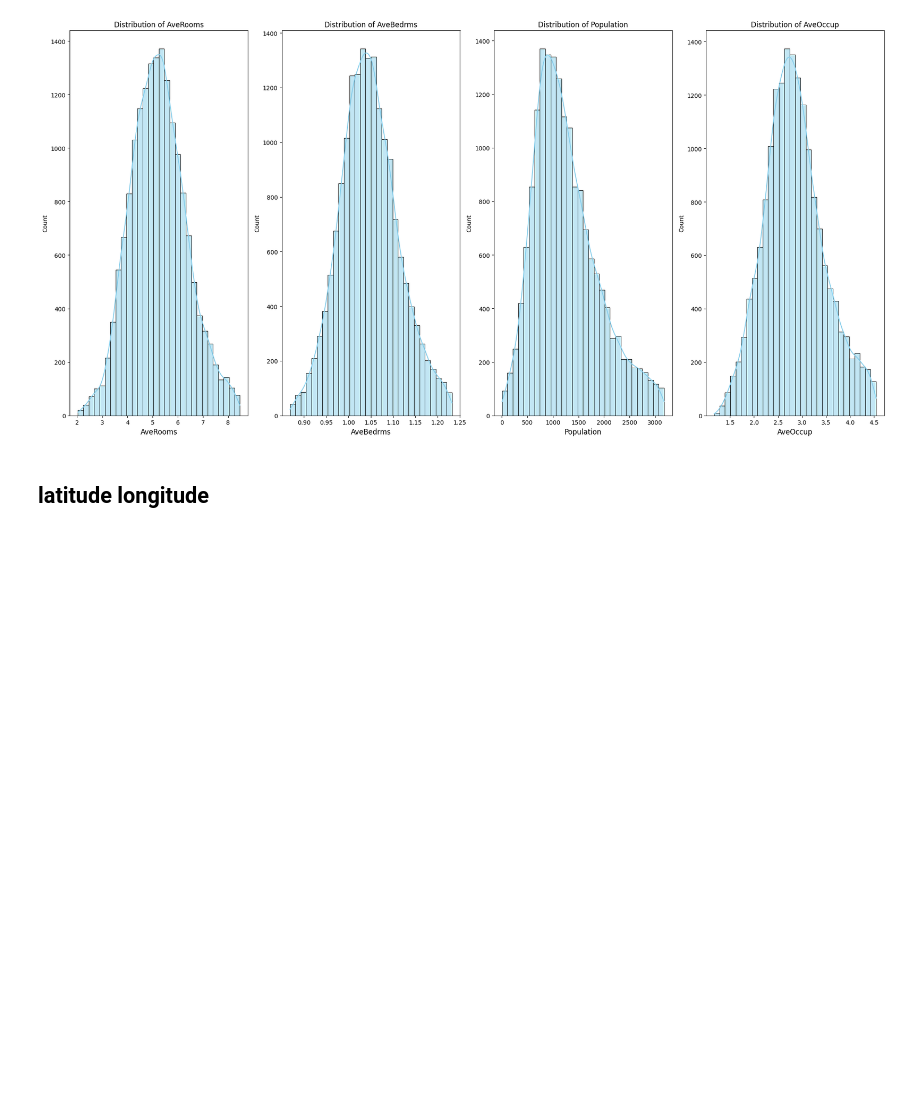
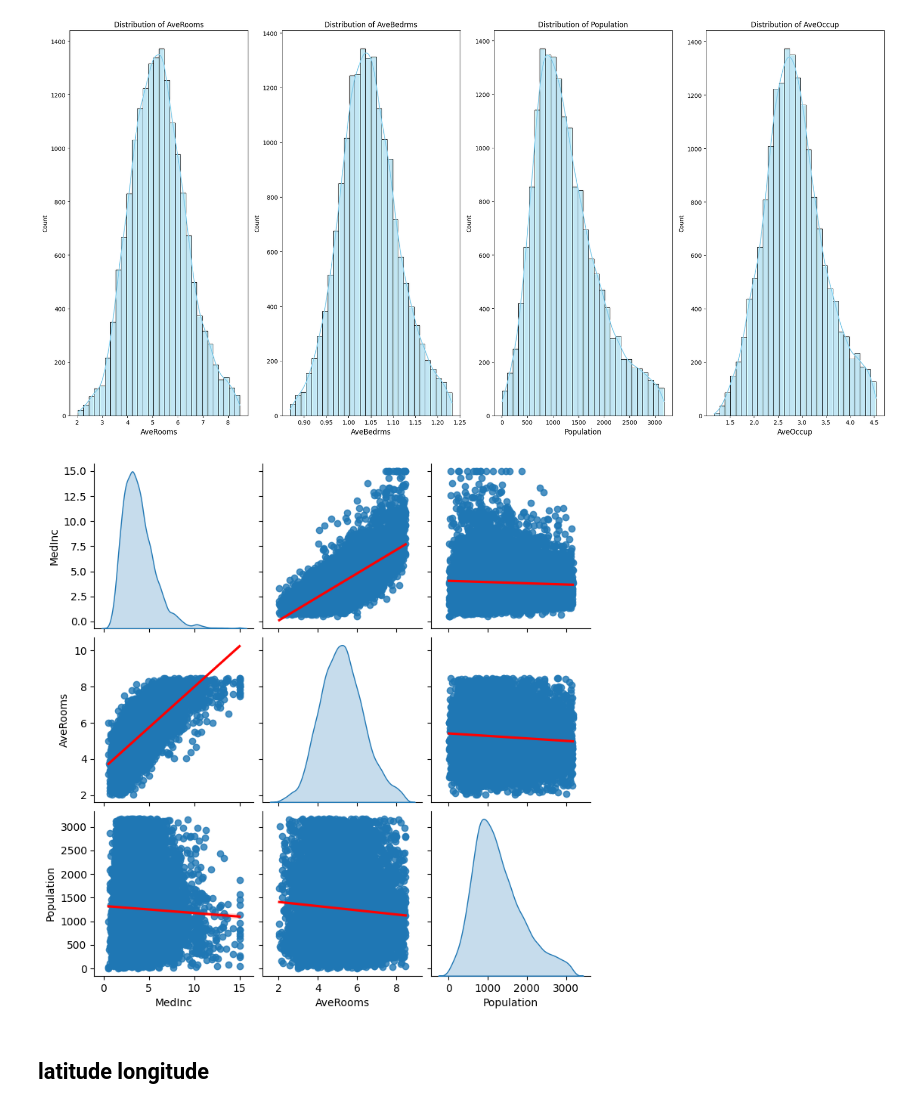
Before and after one commit to Netall0/ML, a Jupyter notebook: notebooks/MLinear.ipynb, the cells around one changed output. Cells and saved outputs as stored; diff of their text form; code cells hidden in the pictures; blank space fills up the shorter version.

```diff
--- a/notebooks/MLinear.ipynb
+++ b/notebooks/MLinear.ipynb
@@ -163,6 +163,17 @@ plt.tight_layout()
 plt.show()
 # %% [output]
 [figure]
+# %%
+# pairplot
+
+
+
+features_to_plot = ['MedInc', 'AveRooms', 'Population']
+
+sns.pairplot(df[features_to_plot], kind='reg', diag_kind='kde', plot_kws={'line_kws':{'color':'red'}})
+plt.show()
+# %% [output]
+[figure, added]
 # %% [markdown]
 ## latitude longitude
 # %%
```
Also changed, not shown: 1 other file.
